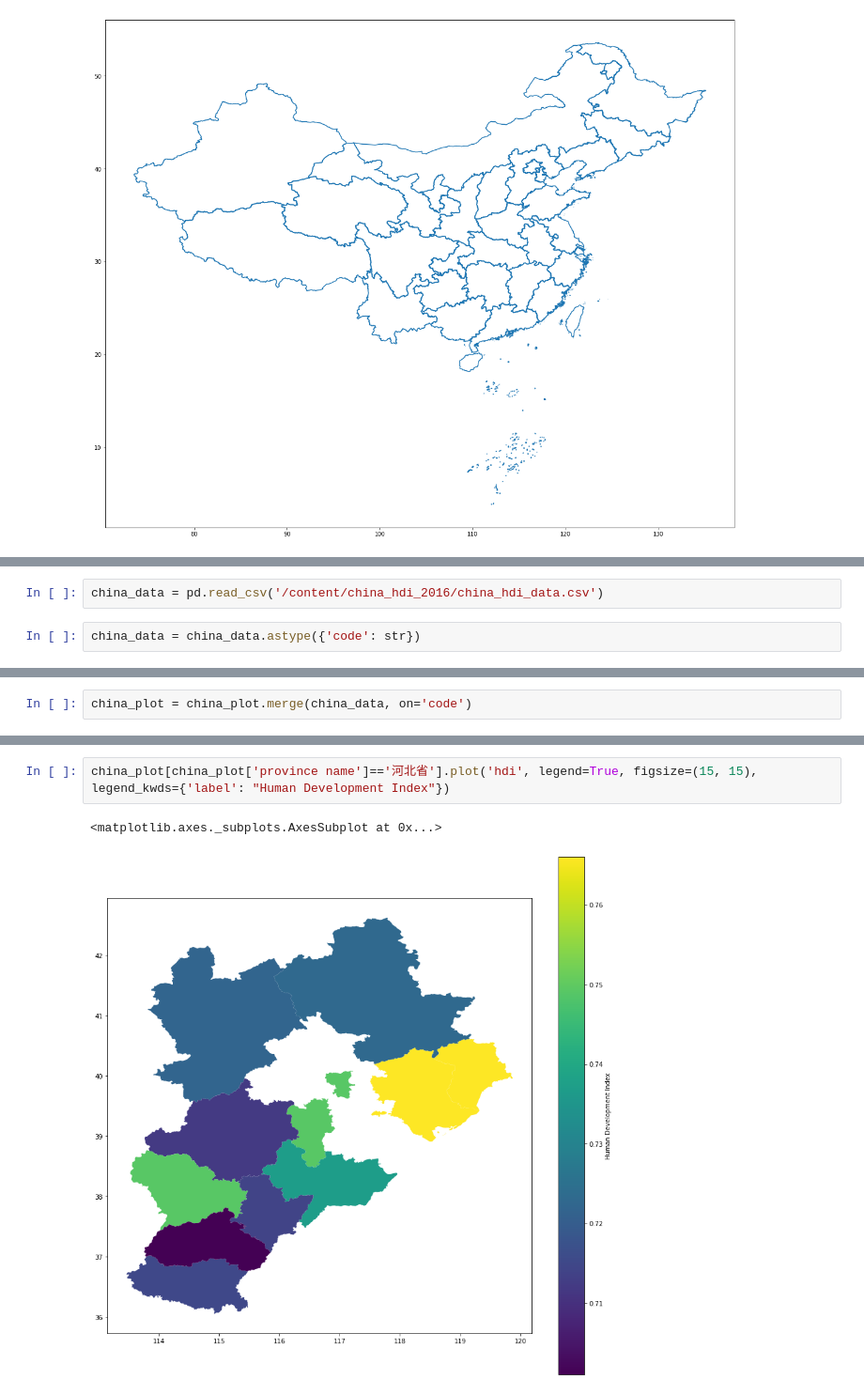
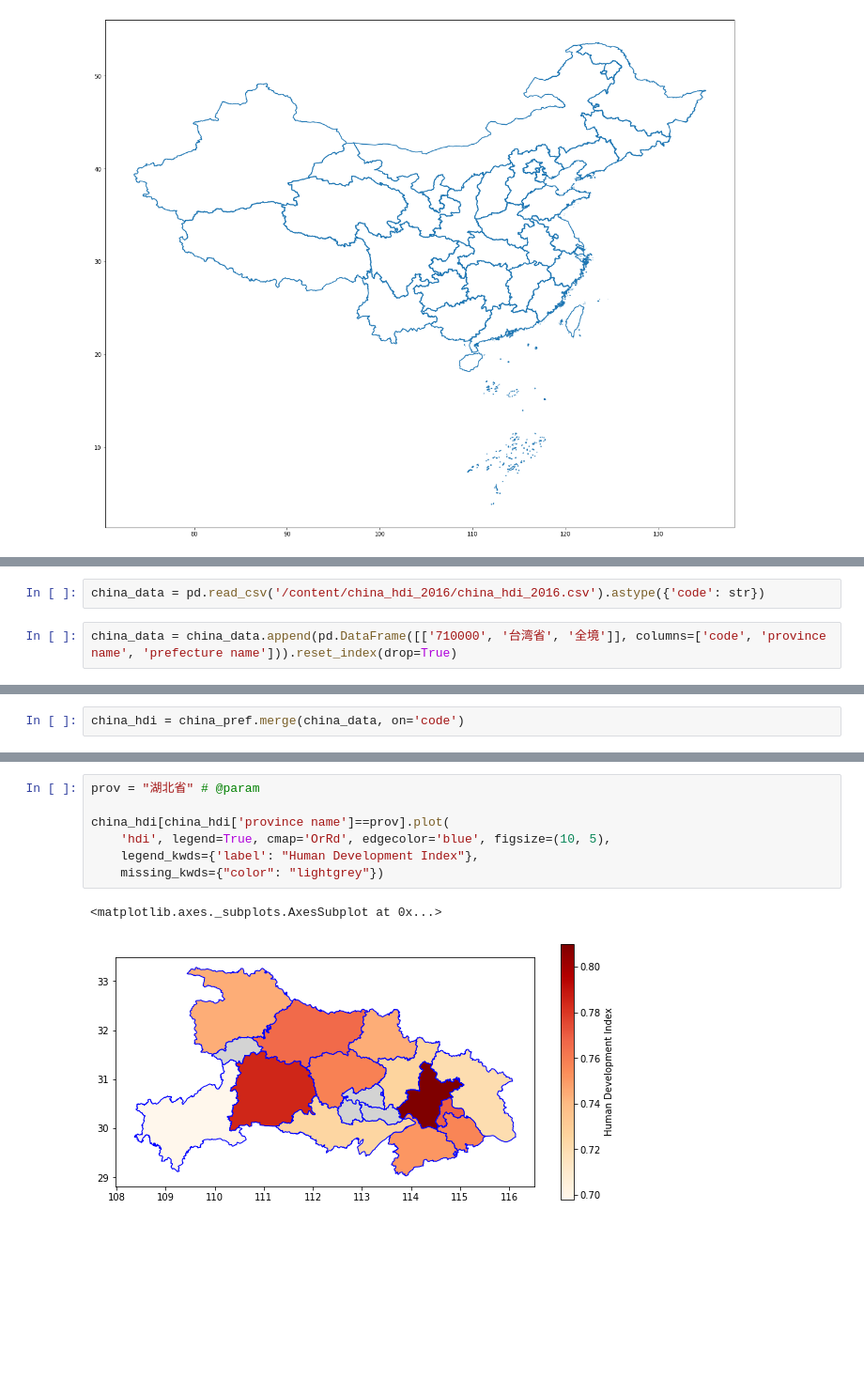
Before and after one commit to tsycstang/china_hdi_2016, a Jupyter notebook: Geo_Analysis_China.ipynb, the cells around one changed output, grey strips where cells are left out. Shown at 94% size. Drawn from its saved outputs; the diff is of its cells as text; blank space fills up the shorter version.

```diff
--- a/Geo_Analysis_China.ipynb
+++ b/Geo_Analysis_China.ipynb
@@ -96,4 +68,4 @@ Unpacking objects: 100% (13/13), done.
 # %%
-china_data = pd.read_csv('/content/china_hdi_2016/china_hdi_data.csv')
+china_data = pd.read_csv('/content/china_hdi_2016/china_hdi_2016.csv').astype({'code': str})
-# %%
-china_data = china_data.astype({'code': str})
+# %%
+china_data = china_data.append(pd.DataFrame([['710000', '台湾省', '全境']], columns=['code', 'province name', 'prefecture name'])).reset_index(drop=True)
@@ -100,2 +88,2 @@ china_data = china_data.astype({'code': str})
 # %%
-china_plot = china_plot.merge(china_data, on='code')
+china_hdi = china_pref.merge(china_data, on='code')
@@ -127,5 +115,10 @@ china_prov.plot(ax=based, facecolor='none', edgecolor='black')
 # %%
-china_plot[china_plot['province name']=='河北省'].plot('hdi', legend=True, figsize=(15, 15), legend_kwds={'label': "Human Development Index"})
+prov = "湖北省" # @param
+
+china_hdi[china_hdi['province name']==prov].plot(
+    'hdi', legend=True, cmap='OrRd', edgecolor='blue', figsize=(10, 5),
+    legend_kwds={'label': "Human Development Index"},
+    missing_kwds={"color": "lightgrey"})
 # %% [output]
 <matplotlib.axes._subplots.AxesSubplot at 0x...>
-[figure, old version]
+[figure, new version]
```
Also changed, not shown: parts of 39 cells of this notebook.
